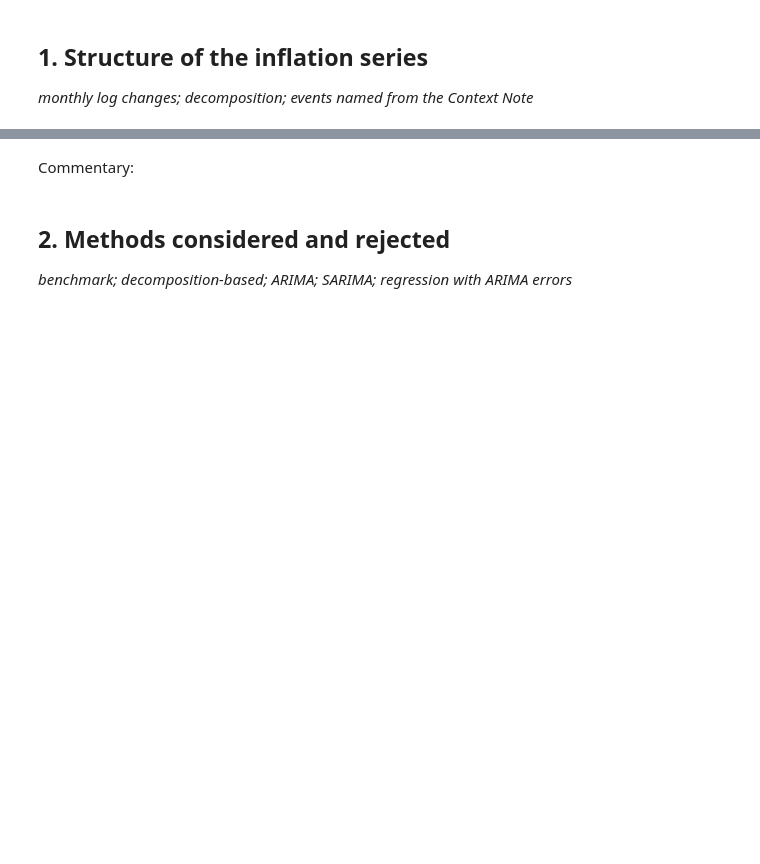
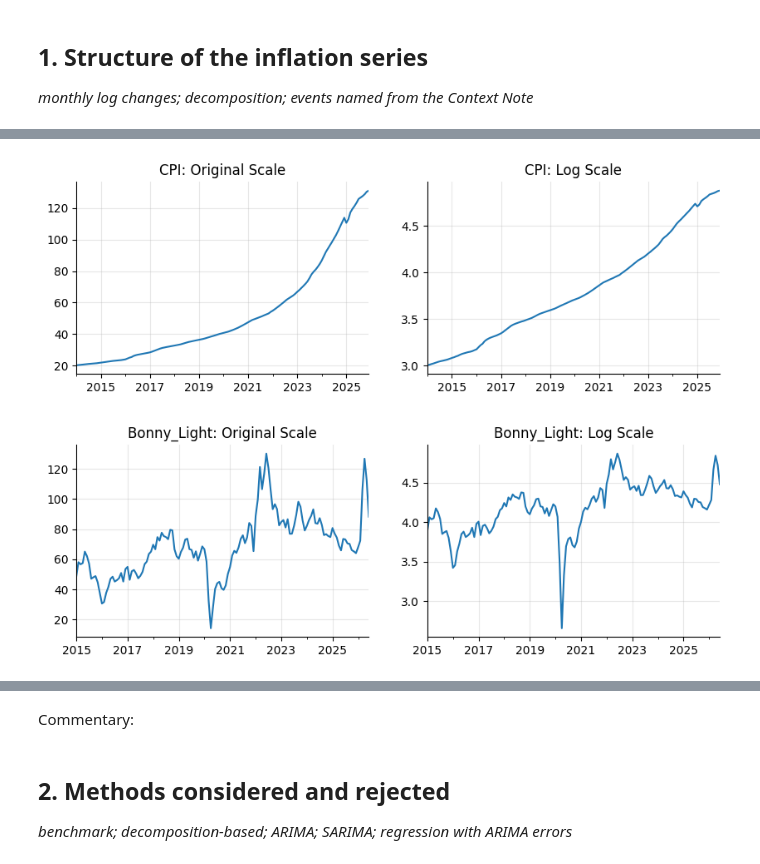
Before and after one commit to Favour-Fregene/NUTDTS816_Course_Repository, a Jupyter notebook: notebooks/assessments/CS1_starter.ipynb, the cells around one changed output, grey strips where cells are left out. Cells and saved outputs as stored; diff of their text form; code cells hidden in the pictures; blank space fills up the shorter version.

```diff
--- a/notebooks/assessments/CS1_starter.ipynb
+++ b/notebooks/assessments/CS1_starter.ipynb
@@ -35,0 +97,17 @@ print("Setup complete.")
+# %%
+fig, axes = plt.subplots(1, 2, figsize=(10, 3))
+cpi.plot(ax=axes[0], title='CPI: Original Scale')
+np.log(cpi).plot(ax=axes[1], title='CPI: Log Scale')
+for ax in axes: ax.set_xlabel('')
+
+print()
+print()
+print()
+
+fig, axes = plt.subplots(1, 2, figsize=(10, 3))
+bonny.plot(ax=axes[0], title='Bonny_Light: Original Scale')
+np.log(bonny).plot(ax=axes[1], title='Bonny_Light: Log Scale')
+for ax in axes: ax.set_xlabel('')
+# %% [output]
+[figure, added]
+[figure, added]
```
Also changed, not shown: parts of 9 cells of this notebook.
